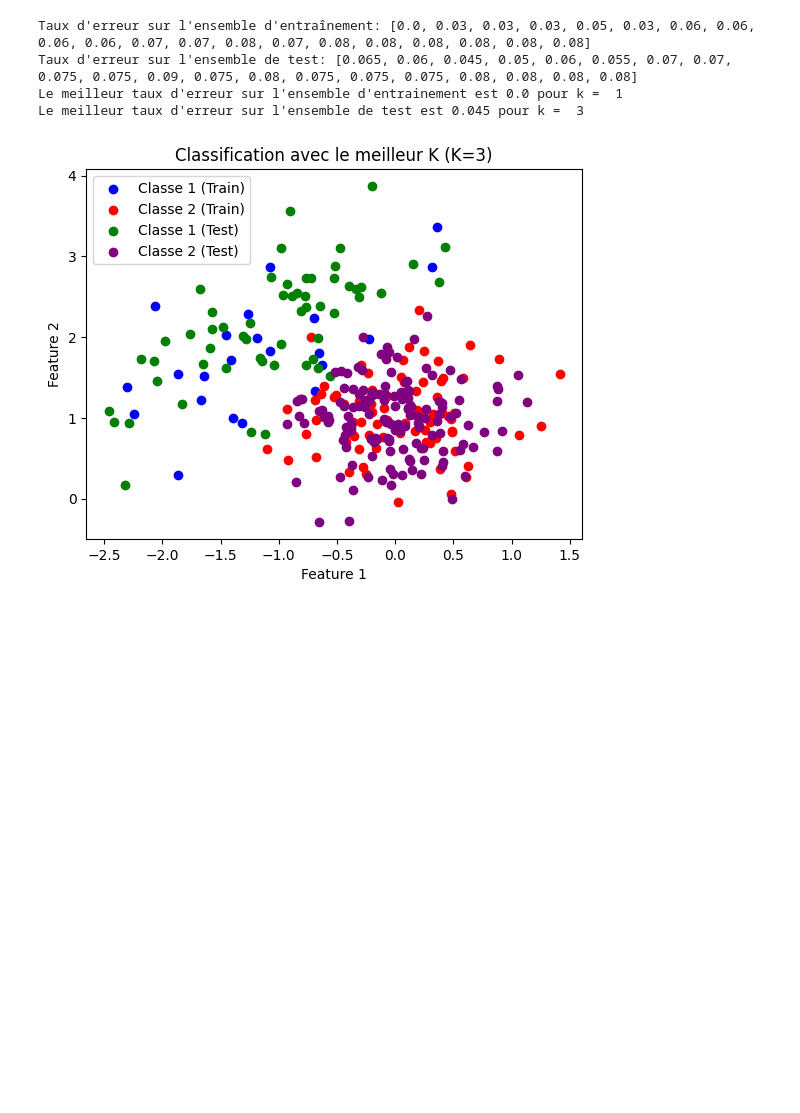
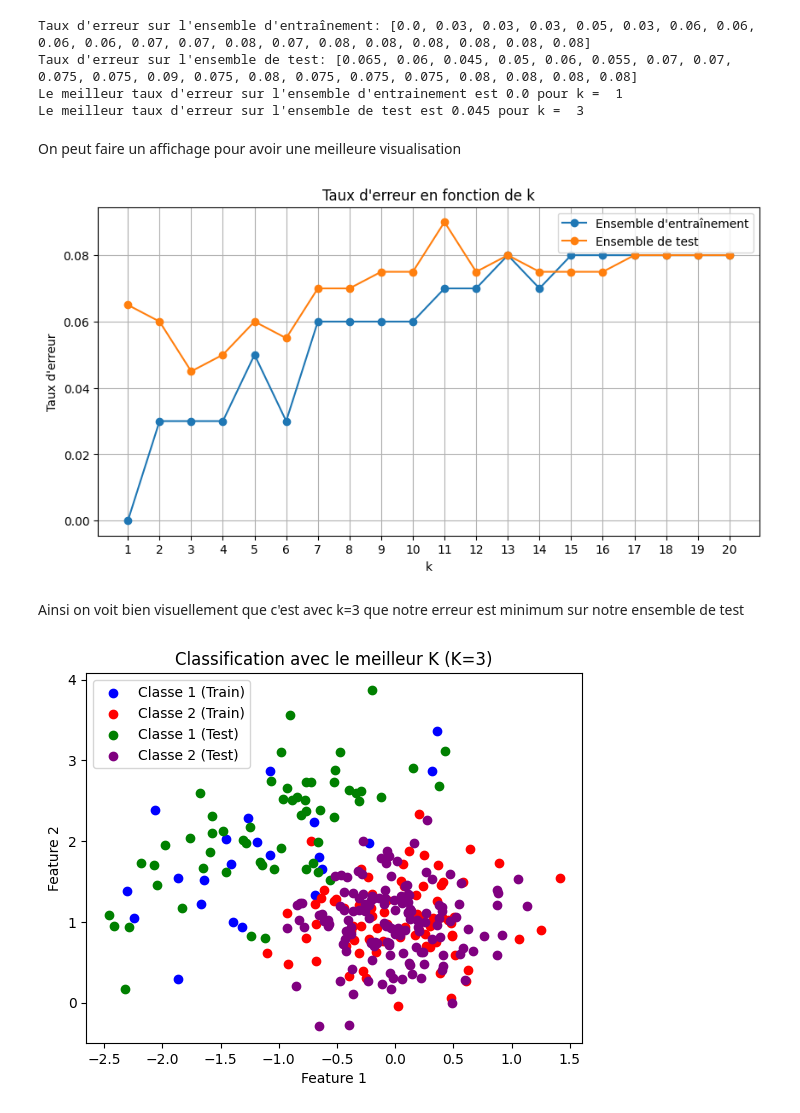
Before and after one commit to mcaron01/python_sdia, a Jupyter notebook: Labs/Lab4/lab4.ipynb, the cells around one changed output. Drawn from its saved outputs; the diff is of its cells as text; code cells hidden in the pictures; blank space fills up the shorter version.

```diff
--- a/Labs/Lab4/lab4.ipynb
+++ b/Labs/Lab4/lab4.ipynb
@@ -208,6 +211,29 @@ Taux d'erreur sur l'ensemble d'entraînement: [0.0, 0.03, 0.03, 0.03, 0.05, 0.03
 Taux d'erreur sur l'ensemble de test: [0.065, 0.06, 0.045, 0.05, 0.06, 0.055, 0.07, 0.07, 0.075, 0.075, 0.09, 0.075, 0.08, 0.075, 0.075, 0.075, 0.08, 0.08, 0.08, 0.08]
 Le meilleur taux d'erreur sur l'ensemble d'entrainement est 0.0 pour k =  1
 Le meilleur taux d'erreur sur l'ensemble de test est 0.045 pour k =  3
+# %% [markdown]
+On peut faire un affichage pour avoir une meilleure visualisation
+# %%
+plt.figure(figsize=(10, 5))
+plt.plot(range(1, 21), error_rates_train, marker='o', label='Ensemble d\'entraînement')
+plt.plot(range(1, 21), error_rates_test, marker='o', label='Ensemble de test')
+
+plt.title('Taux d\'erreur en fonction de k')
+plt.xlabel('k')
+plt.xticks(np.arange(1, 21, step=1))
+plt.ylabel('Taux d\'erreur')
+plt.legend()
+plt.grid(True)
+
+# On sauvegarde la figure
+plt.savefig('img/taux_erreurs_k_1_20.png')
+
+# On affiche le graphique
+plt.show()
+# %% [output]
+[figure, added]
+# %% [markdown]
+Ainsi on voit bien visuellement que c'est avec k=3 que notre erreur est minimum sur notre ensemble de test
 # %%
 # Affichage du meilleur résultat de classification pour l'ensemble de test
 class_1_train = x_train[class_train == 1]
```
Also changed, not shown: parts of 13 cells of this notebook, 6 other files.
